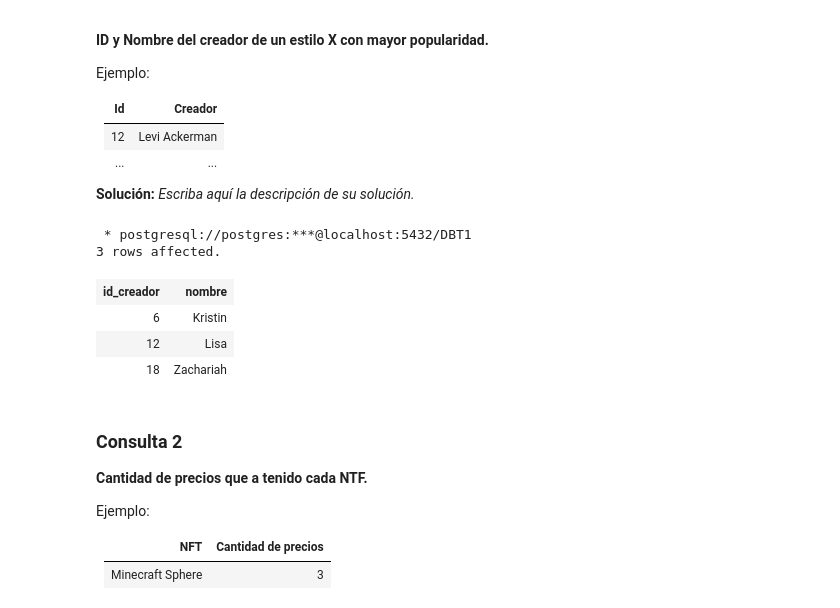
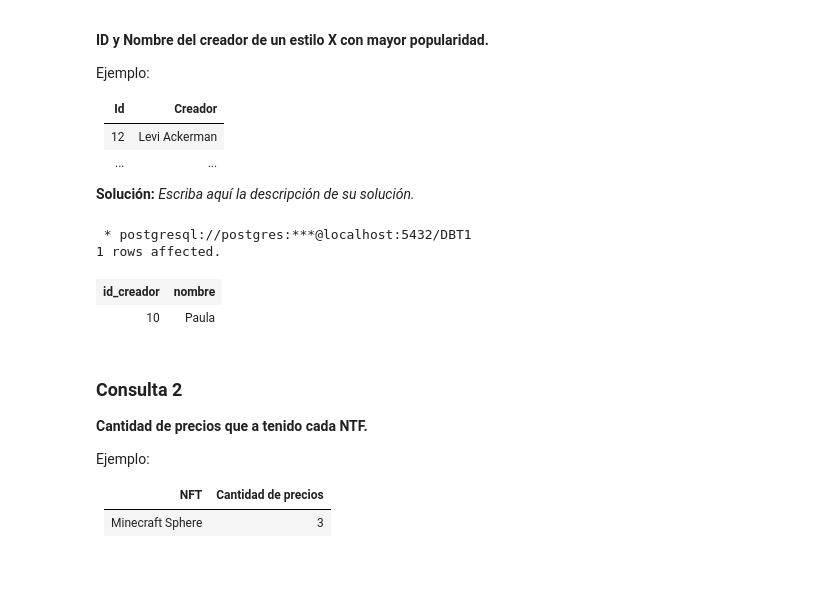
Before and after one commit to AceitonBastian/Base-De-Datos-INF239, a Jupyter notebook: Tarea-1-Grupo24/Tarea-1-Grupo24.ipynb, the cells around one changed output. Saved outputs shown, nothing was run; the diff lists cells and outputs as text; code cells hidden in the pictures; blank space fills up the shorter version.

```diff
--- a/Tarea-1-Grupo24/Tarea-1-Grupo24.ipynb
+++ b/Tarea-1-Grupo24/Tarea-1-Grupo24.ipynb
@@ -339,16 +297,17 @@ Ejemplo:
 **Solución:** _Escriba aquí la descripción de su solución._
 # %%
 %%sql
-SELECT id_creador, nombre
-FROM Creadores
-WHERE popularidad = (SELECT MAX(popularidad) FROM Creadores WHERE Estilo = 'Arte Moderno') AND Estilo = 'Arte Moderno';
+SELECT
+    id_creador, nombre
+FROM
+    Creadores
+WHERE
+    popularidad = (SELECT MAX(popularidad) FROM Creadores WHERE Estilo = 'Arte Moderno') AND Estilo = 'Arte Moderno';
 # %% [output]
  * postgresql://postgres:***@localhost:5432/DBT1
-3 rows affected.
+1 rows affected.
 | id_creador | nombre |
-| 6 | Kristin |
-| 12 | Lisa |
-| 18 | Zachariah |
+| 10 | Paula |
 # %% [markdown]
 ### Consulta 2
 **Cantidad de precios que a tenido cada NTF.**
```
Also changed, not shown: parts of 11 cells of this notebook.
